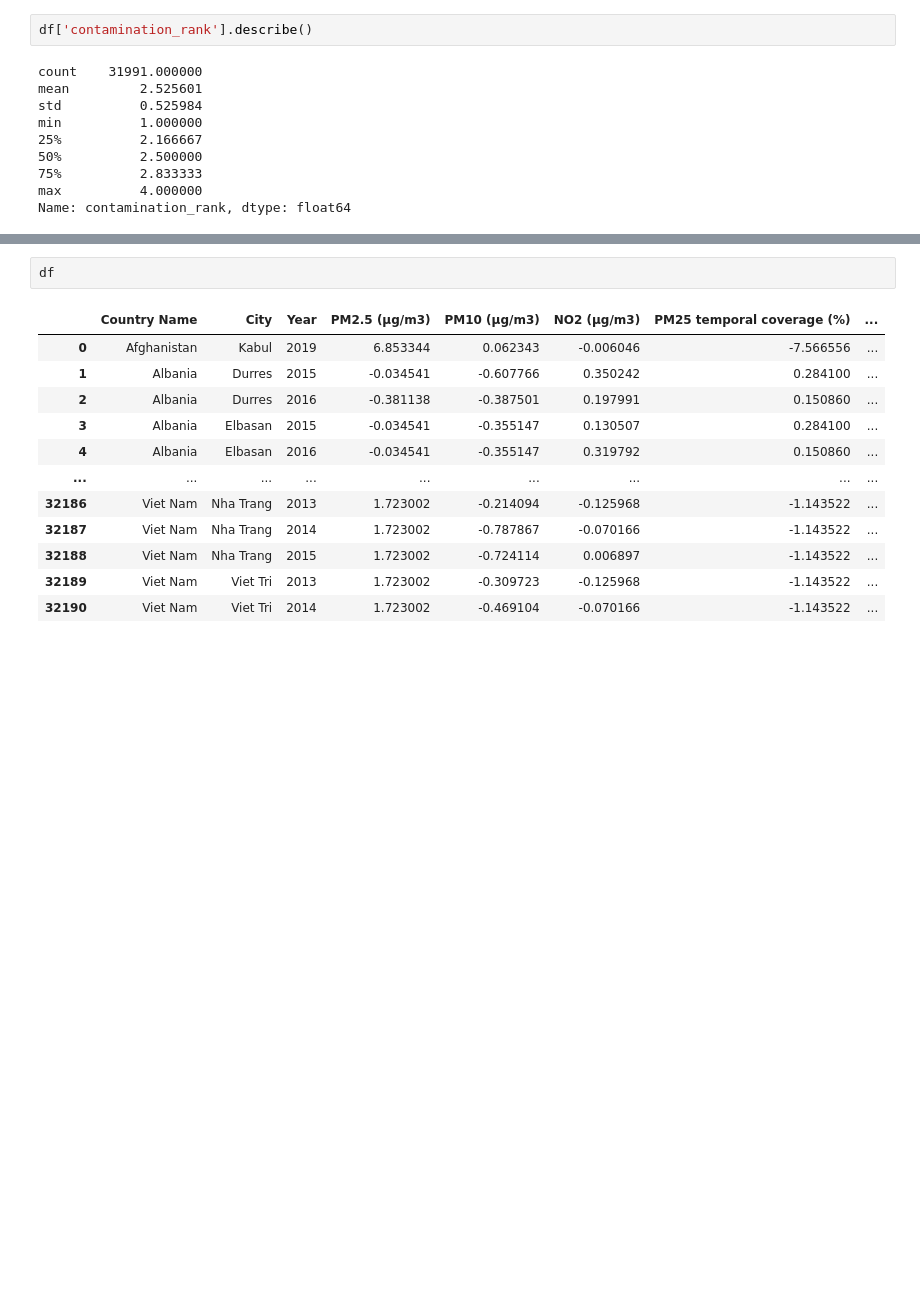
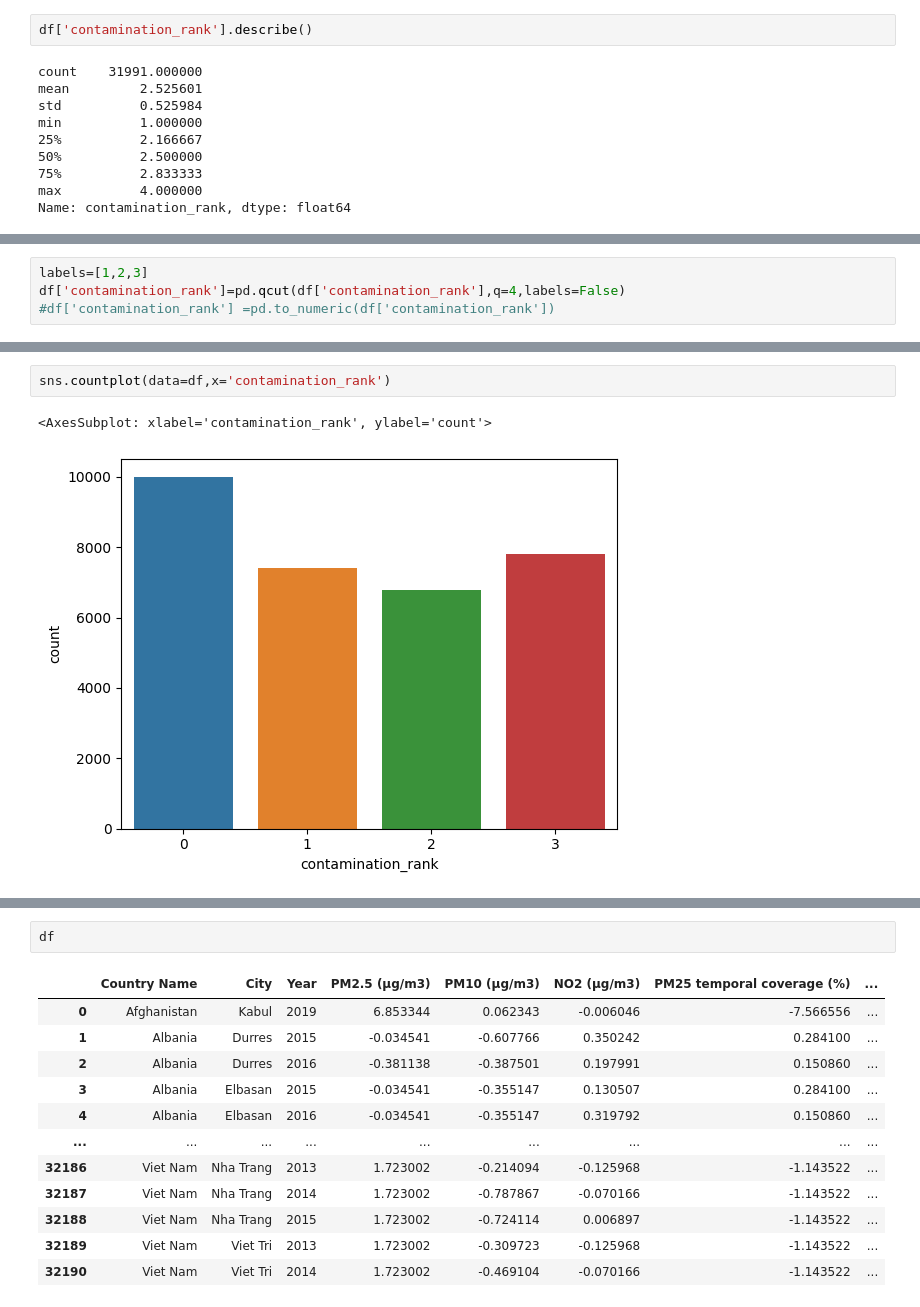
Before and after one commit to AgustinCdeCelis/Air-Quality, a Jupyter notebook: analisis.ipynb, the cells around one changed output, grey strips where cells are left out. Drawn from its saved outputs; the diff is of its cells as text; blank space fills up the shorter version.

```diff
--- a/analisis.ipynb
+++ b/analisis.ipynb
@@ -362,0 +386,4 @@ Name: contamination_rank, dtype: float64
+# %%
+labels=[1,2,3]
+df['contamination_rank']=pd.qcut(df['contamination_rank'],q=4,labels=False)
+#df['contamination_rank'] =pd.to_numeric(df['contamination_rank'])
@@ -362,0 +414,5 @@ Name: contamination_rank, dtype: float64
+# %%
+sns.countplot(data=df,x='contamination_rank')
+# %% [output]
+<AxesSubplot: xlabel='contamination_rank', ylabel='count'>
+[figure, added]
```
Also changed, not shown: parts of 9 cells of this notebook.
